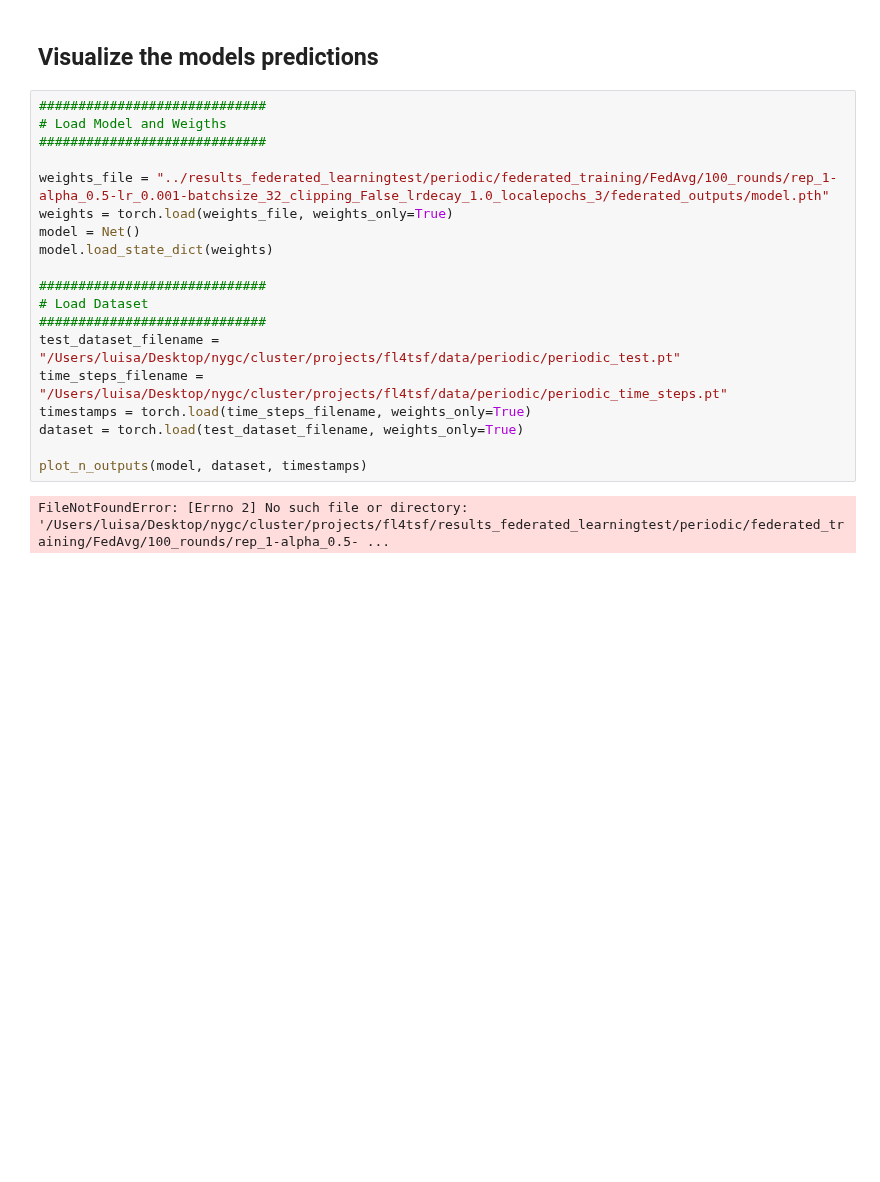
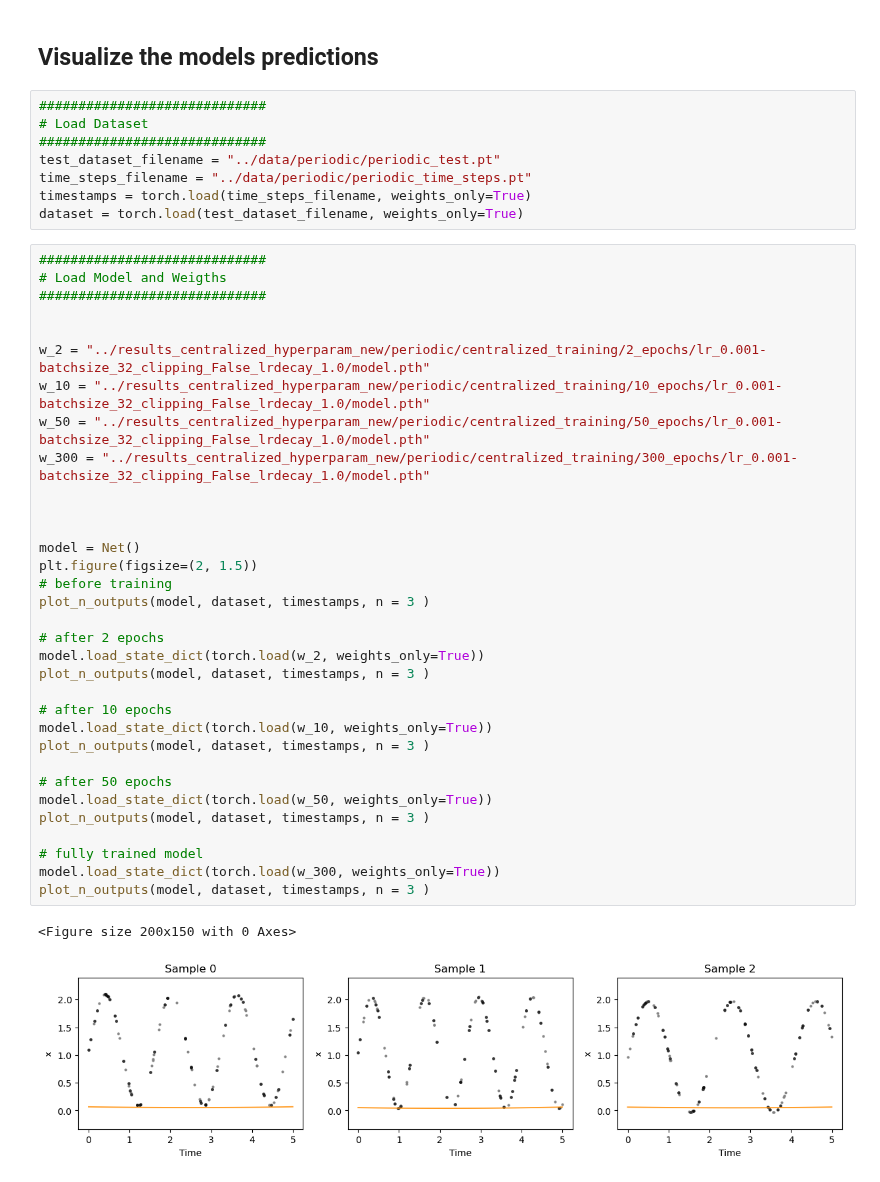
Before and after one commit to luisas/fl4tsf, a Jupyter notebook: analysis/02_centralized_training.ipynb, the cells around one changed output. Cells and saved outputs as stored; diff of their text form; blank space fills up the shorter version.

```diff
--- a/analysis/02_centralized_training.ipynb
+++ b/analysis/02_centralized_training.ipynb
@@ -317,23 +230,46 @@ Minimum validation loss: 10.799880708966937
 # %% [markdown]
 ## Visualize the models predictions
+# %%
+#############################
+# Load Dataset
+#############################
+test_dataset_filename = "../data/periodic/periodic_test.pt"
+time_steps_filename = "../data/periodic/periodic_time_steps.pt"
+timestamps = torch.load(time_steps_filename, weights_only=True)
+dataset = torch.load(test_dataset_filename, weights_only=True)
 # %%
 #############################
 # Load Model and Weigths
 #############################
 
-weights_file = "../results_federated_learningtest/periodic/federated_training/FedAvg/100_rounds/rep_1-alpha_0.5-lr_0.001-batchsize_32_clipping_False_lrdecay_1.0_localepochs_3/federated_outputs/model.pth"
-weights = torch.load(weights_file, weights_only=True)
+
+w_2 = "../results_centralized_hyperparam_new/periodic/centralized_training/2_epochs/lr_0.001-batchsize_32_clipping_False_lrdecay_1.0/model.pth"
+w_10 = "../results_centralized_hyperparam_new/periodic/centralized_training/10_epochs/lr_0.001-batchsize_32_clipping_False_lrdecay_1.0/model.pth"
+w_50 = "../results_centralized_hyperparam_new/periodic/centralized_training/50_epochs/lr_0.001-batchsize_32_clipping_False_lrdecay_1.0/model.pth"
+w_300 = "../results_centralized_hyperparam_new/periodic/centralized_training/300_epochs/lr_0.001-batchsize_32_clipping_False_lrdecay_1.0/model.pth"
+
+
+
 model = Net()
-model.load_state_dict(weights)
+plt.figure(figsize=(2, 1.5))
+# before training
+plot_n_outputs(model, dataset, timestamps, n = 3 )
 
-#############################
-# Load Dataset
-#############################
-test_dataset_filename = "/Users/luisa/Desktop/nygc/cluster/projects/fl4tsf/data/periodic/periodic_test.pt"
-time_steps_filename = "/Users/luisa/Desktop/nygc/cluster/projects/fl4tsf/data/periodic/periodic_time_steps.pt"
-timestamps = torch.load(time_steps_filename, weights_only=True)
-dataset = torch.load(test_dataset_filename, weights_only=True)
+# after 2 epochs
+model.load_state_dict(torch.load(w_2, weights_only=True))
+plot_n_outputs(model, dataset, timestamps, n = 3 )
 
-plot_n_outputs(model, dataset, timestamps)
+# after 10 epochs
+model.load_state_dict(torch.load(w_10, weights_only=True))
+plot_n_outputs(model, dataset, timestamps, n = 3 )
+
+# after 50 epochs
+model.load_state_dict(torch.load(w_50, weights_only=True))
+plot_n_outputs(model, dataset, timestamps, n = 3 )
+
+# fully trained model
+model.load_state_dict(torch.load(w_300, weights_only=True))
+plot_n_outputs(model, dataset, timestamps, n = 3 )
 # %% [output]
-FileNotFoundError: [Errno 2] No such file or directory: '/Users/luisa/Desktop/nygc/cluster/projects/fl4tsf/results_federated_learningtest/periodic/federated_training/FedAvg/100_rounds/rep_1-alpha_0.5- ...
+<Figure size 200x150 with 0 Axes>
+[figure, added]
```
Also changed, not shown: parts of 18 cells of this notebook, 5 other files.
